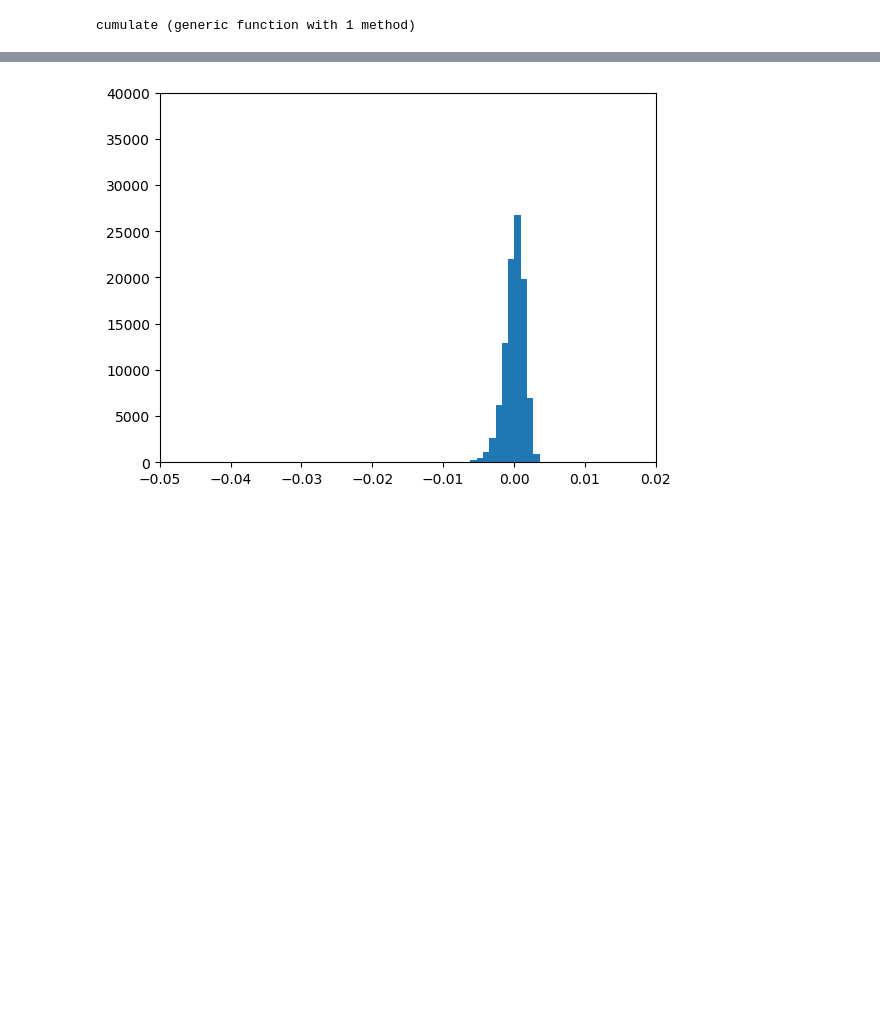
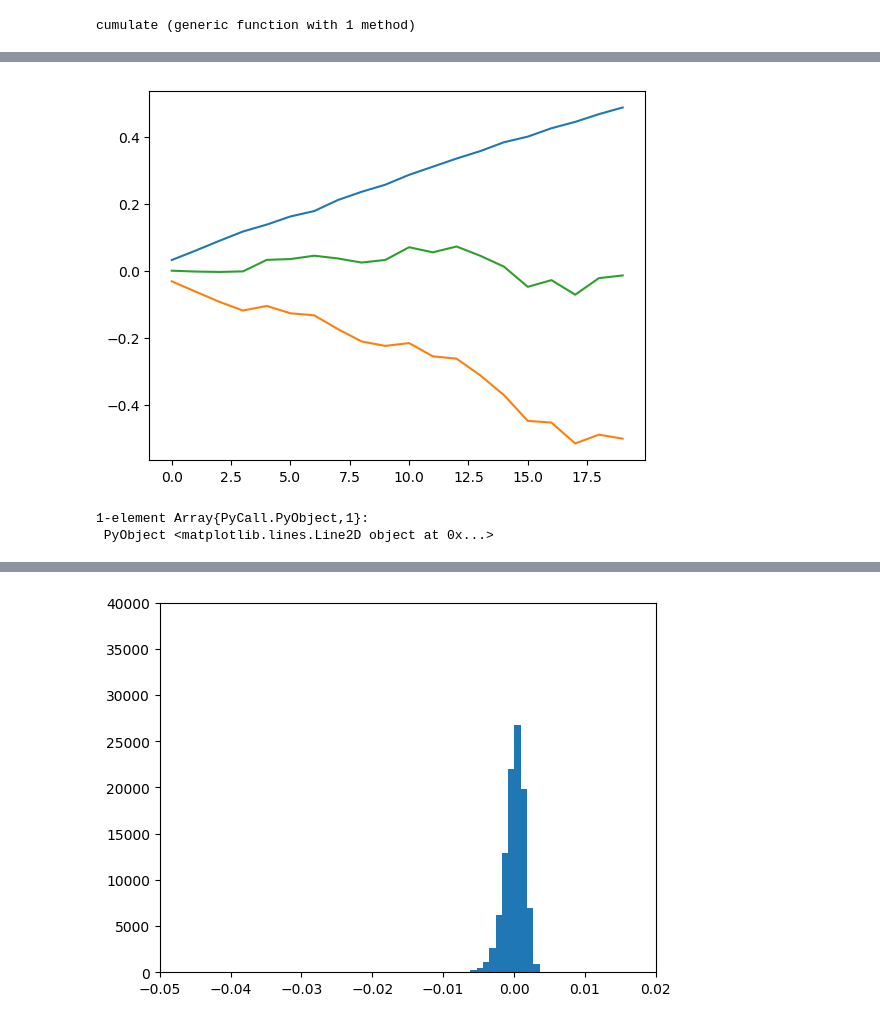
Before and after one commit to investmentmath/mkt, a Jupyter notebook: mktsimul.ipynb, the cells around one changed output, grey strips where cells are left out. Saved outputs shown, nothing was run; the diff lists cells and outputs as text; code cells hidden in the pictures; blank space fills up the shorter version.

```diff
--- a/mktsimul.ipynb
+++ b/mktsimul.ipynb
@@ -214,0 +237,28 @@ weights (generic function with 1 method)
+# %%
+function statsoflogreturns(data)
+
+    datacum=Array{Float64, 3}(size(data))
+
+    resseq=Array{Float64, 2}(size(data)[1],size(data)[3])
+    resseqcum=Array{Float64, 2}(size(data)[1],size(data)[3])
+    rescum=Array{Float64, 2}(size(data)[1],size(data)[3])
+
+
+    for k in 1:size(data)[3]
+
+        datacum[:,:,k]=cumsum(data[:,:,k])
+
+        for i in 1:size(data)[1]
+
+            resseq[i,k]=dispstat(data[i,:,k])
+            rescum[i,k]=dispstat(datacum[i,:,k])
+        end
+
+        resseqcum[:,k]=cumsum(resseq[:,k])
+
+    end
+
+    return resseqcum,rescum
+
+
+end
@@ -339,3 +387,6 @@ cumulate (generic function with 1 method)
 retphi_d_cum,gamstar_d_cum,deltaphi_d_cum=cumulate(retphi_d,gamstar_d,deltaphi_d)
 retphi_e_cum,gamstar_e_cum,deltaphi_e_cum=cumulate(retphi_e,gamstar_e,deltaphi_e)
 retphi_ent_cum,gamstar_ent_cum,deltaphi_ent_cum=cumulate(retphi_ent,gamstar_ent,deltaphi_ent);
+
+disp_stats_seq,disp_stats_cum=statsoflogreturns(logrets)
+disp_stats=disp_stats_seq-disp_stats_cum;
@@ -352,0 +408,11 @@ end
+# %%
+# For one simulation
+
+k=3
+plot(disp_stats_seq[:,3])
+plot(-disp_stats_cum[:,3])
+plot(disp_stats_seq[:,3]-disp_stats_cum[:,3])
+# %% [output]
+[figure, added]
+1-element Array{PyCall.PyObject,1}:
+ PyObject <matplotlib.lines.Line2D object at 0x...>
```
Also changed, not shown: parts of 23 cells of this notebook.
